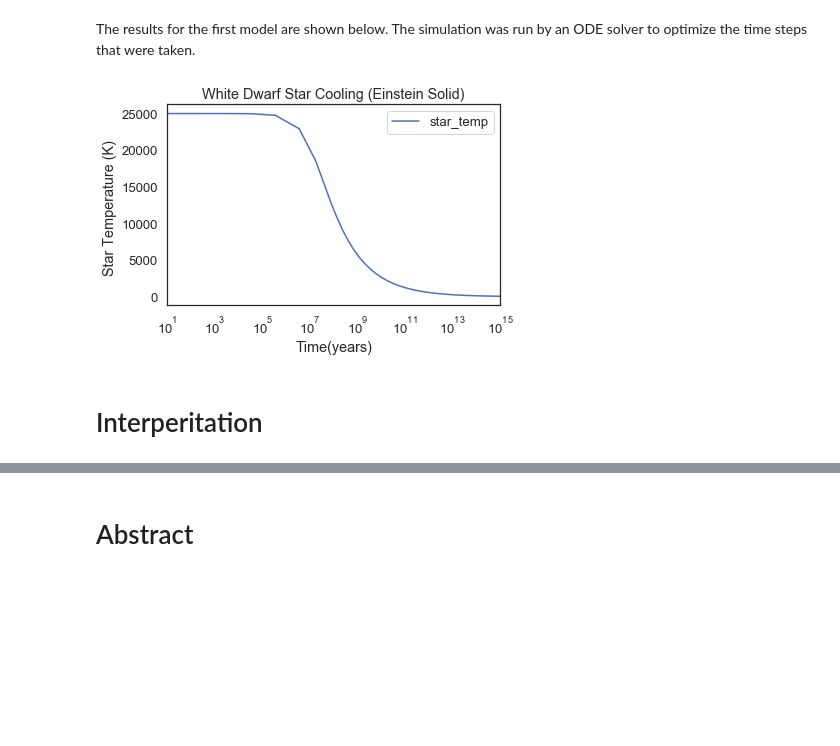
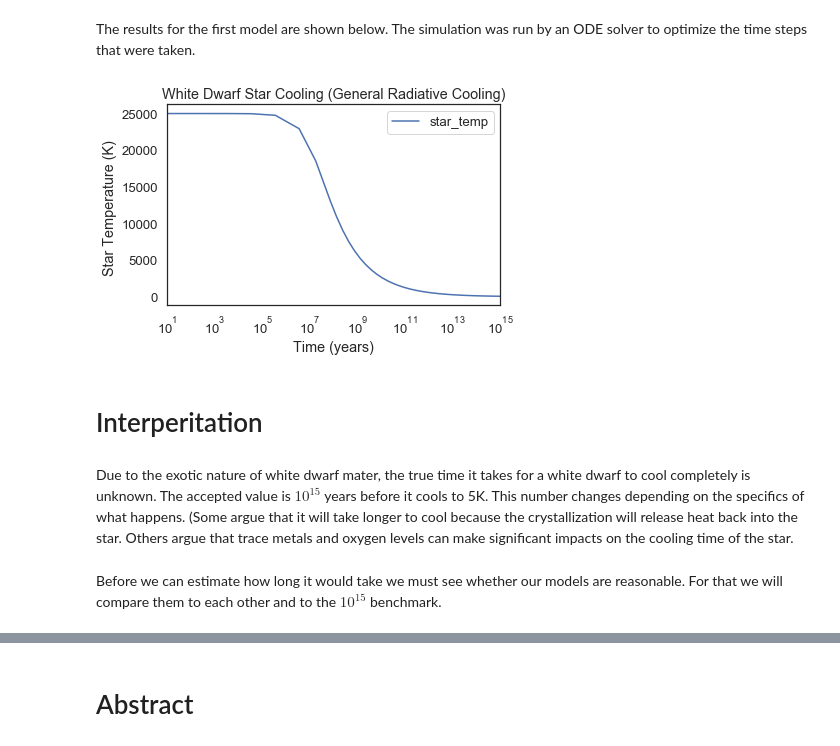
Before and after one commit to lillyosaurus/ModSim_WhiteDwarfCooling, a Jupyter notebook: Final essay.ipynb, the cells around one changed output, grey strips where cells are left out. Drawn from its saved outputs; the diff is of its cells as text; code cells hidden in the pictures; blank space fills up the shorter version.

```diff
--- a/Final essay.ipynb
+++ b/Final essay.ipynb
@@ -102,5 +102,5 @@ This diferential equation was then used to create a slope function
 # %%
-def e_solid_slope_func(state,time, sys):
+def rad_gen_slope_func(state,time, sys):
     star_temp = state
     #converts the differential equation for the temperature into code
     dstar_tempdt = -(sys.emissivity*sys.sigma*sys.surf_area*(star_temp**4 - sys.env_temp**4))/(((sys.star_mass/sys.carbon_mass_per_mol)*sys.avagadro)*sys.k)
@@ -112,17 +112,21 @@ def e_solid_slope_func(state,time, sys):
 The results for the first model are shown below. The simulation was run by an ODE solver to optimize the time steps that were taken.
 # %%
 #runs the simulation with an ODE solver
-results,details = run_ode_solver(sys,e_solid_slope_func)
+rad_gen_results,e_solid_details = run_ode_solver(sys,rad_gen_slope_func)
 
 #Converts the time indexes from years into seconds
-results.index /= sys.year
+rad_gen_results.index /= sys.year
 
 #plots the results
-results.plot()
+rad_gen_results.plot()
 
 #decorates the plot and turns it tnto a semilog plot
-decorate (xlim = [10,10**15], xscale = "log", xlabel = "Time(years)", ylabel = "Star Temperature (K) ", title = "White Dwarf Star Cooling (Einstein Solid)")
+decorate (xlim = [10,10**15], xscale = "log", xlabel = "Time (years)", ylabel = "Star Temperature (K) ", title = "White Dwarf Star Cooling (General Radiative Cooling)")
 # %% [output]
-[figure, old version]
+[figure, new version]
 # %% [markdown]
 # Interperitation
+# %% [markdown]
+Due to the exotic nature of white dwarf mater, the true time it takes for a white dwarf to cool completely is unknown. The accepted value is $10^{15}$ years before it cools to 5K. This number changes depending on the specifics of what happens. (Some argue that it will take longer to cool because the crystallization will release heat back into the star. Others argue that trace metals and oxygen levels can make significant impacts on the cooling time of the star.
+# %% [markdown]
+Before we can estimate how long it would take we must see whether our models are reasonable. For that we will compare them to each other and to the $10^{15}$ benchmark.
```
Also changed, not shown: parts of 21 cells of this notebook.
